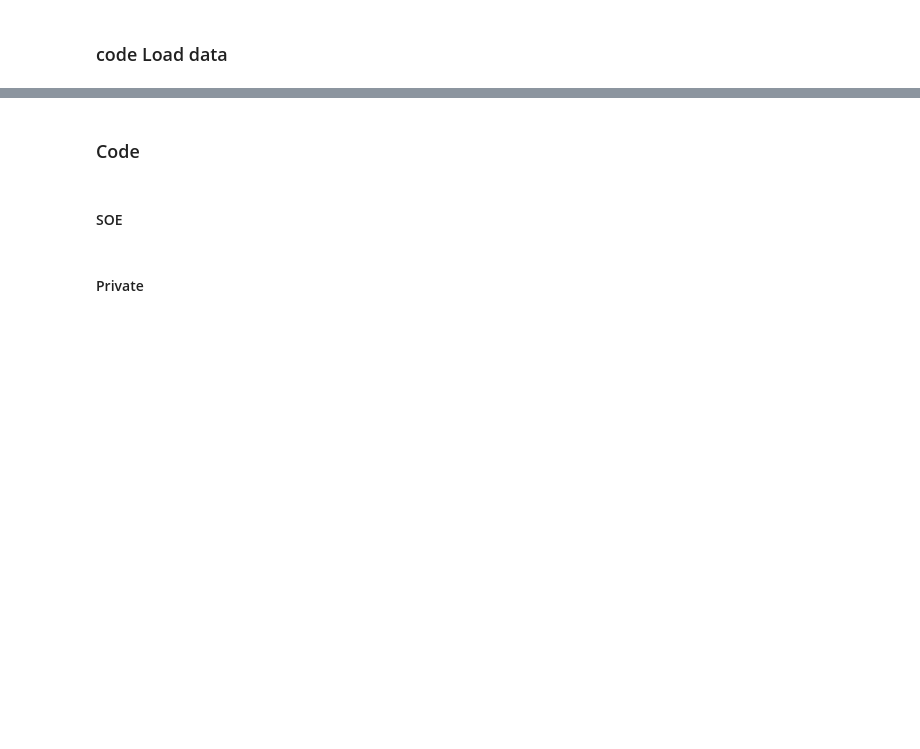
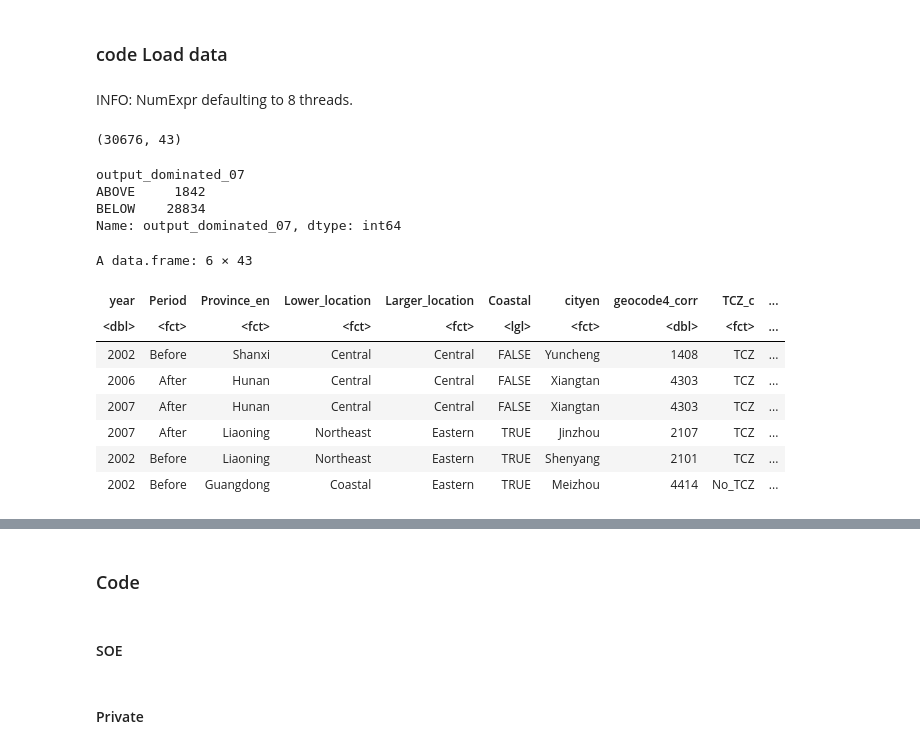
Before and after one commit to thomaspernet/SBC_pollution_China, a Jupyter notebook: Data_analysis/SBC_pollution_China_Revision_table_7.ipynb, the cells around one changed output, grey strips where cells are left out. Cells and saved outputs as stored; diff of their text form; code cells hidden in the pictures; blank space fills up the shorter version.

Commit message:
Reorder columns  in table and standardize niotebook

```diff
--- a/Data_analysis/SBC_pollution_China_Revision_table_7.ipynb
+++ b/Data_analysis/SBC_pollution_China_Revision_table_7.ipynb
@@ -423,8 +434,8 @@ FROM
 df_share = gcp.upload_data_from_bigquery(query = query_share,
                                          location = 'US')
 # %%
-%put df_final --to R
-df_final = (df_final.merge(
+%put df_final_ci --to R
+df_final_ci = (df_final.merge(
     df_share.loc[lambda x: x['OWNERSHIP'].isin(['SOE'])][
         ['geocode4_corr',
                'industry',
@@ -510,30 +521,49 @@ df_final = (df_final.merge(
     )
 )
 )
+# %% [output]
+INFO: NumExpr defaulting to 8 threads.
 # %%
-df_final.shape
+df_final_ci.shape
+# %% [output]
+(30676, 43)
 # %%
-df_final.groupby([
+df_final_ci.groupby([
                   'output_dominated_mean'])['output_dominated_mean'].count()
-df_final.groupby([
+df_final_ci.groupby([
                   'output_dominated_median'])['output_dominated_median'].count()
-df_final.groupby([
+df_final_ci.groupby([
                   'output_dominated_03'])['output_dominated_03'].count()
-df_final.groupby([
+df_final_ci.groupby([
                   'output_dominated_07'])['output_dominated_07'].count()
+# %% [output]
+output_dominated_07
+ABOVE     1842
+BELOW    28834
+Name: output_dominated_07, dtype: int64
 # %%
-df_final <- df_final %>%
+df_final <- df_final_ci %>%
     mutate_if(is.character, as.factor) %>%
     mutate_at(vars(starts_with("FE")), as.factor) %>%
     mutate(
          Period = relevel(Period, ref='Before'),
          TCZ_c = relevel(TCZ_c, ref='No_TCZ'),
          effort_c = relevel(effort_c, ref='Below'),
          polluted_di = relevel(polluted_di, ref='Below'),
          polluted_mi = relevel(polluted_mi, ref='Below'),
          polluted_thre = relevel(polluted_thre, ref='Below'),
   )
 head(df_final)
+# %% [output]
+A data.frame: 6 × 43
+| year | Period | Province_en | Lower_location | Larger_location | Coastal | cityen | geocode4_corr | TCZ_c | ... |
+| <dbl> | <fct> | <fct> | <fct> | <fct> | <lgl> | <fct> | <dbl> | <fct> | ... |
+| 2002 | Before | Shanxi | Central | Central | FALSE | Yuncheng | 1408 | TCZ | ... |
+| 2006 | After | Hunan | Central | Central | FALSE | Xiangtan | 4303 | TCZ | ... |
+| 2007 | After | Hunan | Central | Central | FALSE | Xiangtan | 4303 | TCZ | ... |
+| 2007 | After | Liaoning | Northeast | Eastern | TRUE | Jinzhou | 2107 | TCZ | ... |
+| 2002 | Before | Liaoning | Northeast | Eastern | TRUE | Shenyang | 2101 | TCZ | ... |
+| 2002 | Before | Guangdong | Coastal | Eastern | TRUE | Meizhou | 4414 | No_TCZ | ... |
 # %% [markdown]
 ### City-industry
 
```
Also changed, not shown: parts of 46 cells of this notebook, 1 other file.
